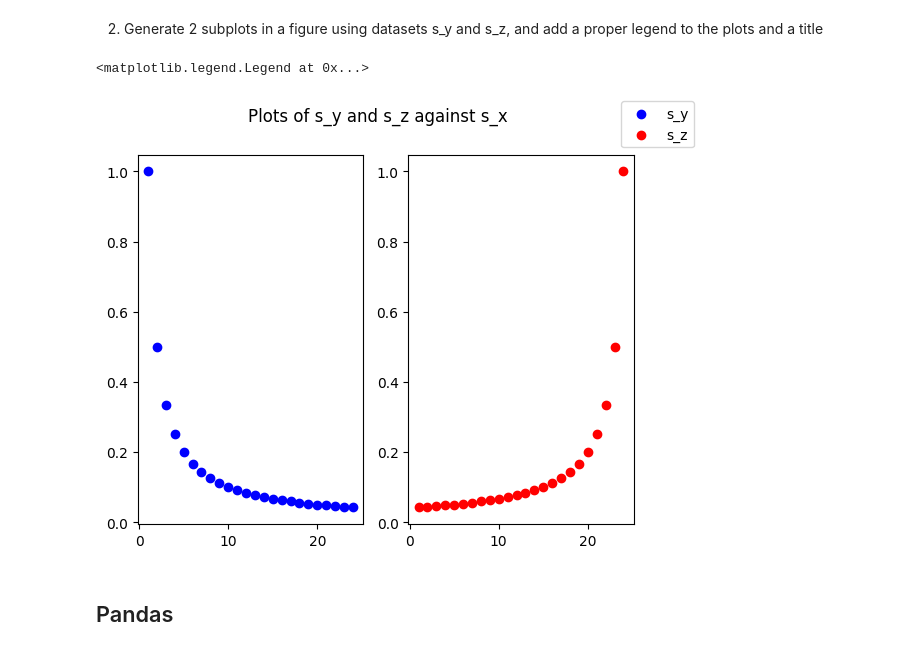
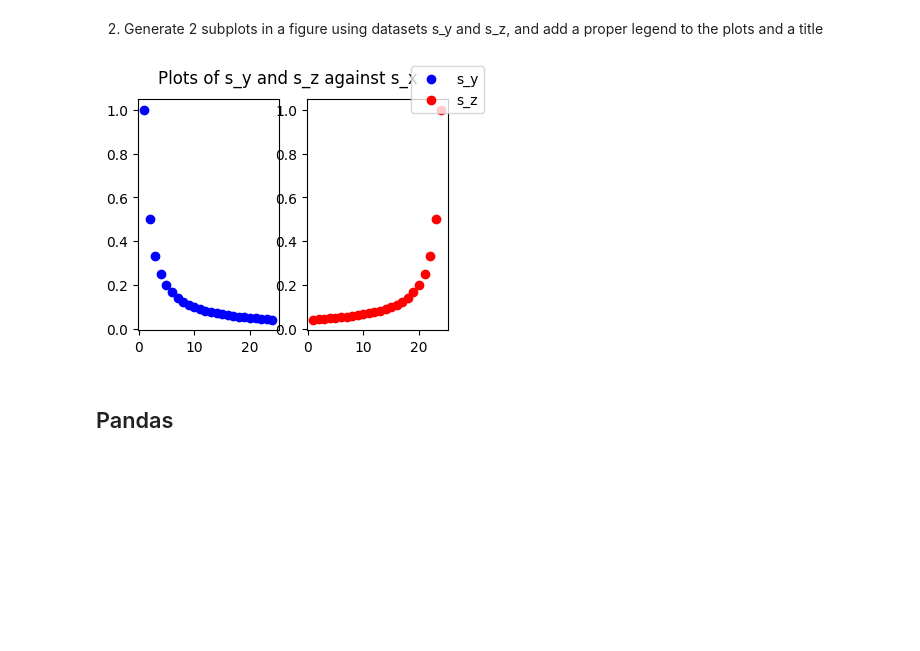
Before and after one commit to zarkoivkovicc/TCCM-Python-Homework, a Jupyter notebook: Homework.ipynb, the cells around one changed output. Cells and saved outputs as stored; diff of their text form; code cells hidden in the pictures; blank space fills up the shorter version.

```diff
--- a/Homework.ipynb
+++ b/Homework.ipynb
@@ -57,4 +61,8 @@ array([[ 0,  1,  2,  3,  4],
 s_x = range(1, 25)
 s_y = [1 / x for x in s_x]
 s_z = [1 / (25 - x) for x in s_x]
+# %%
+from matplotlib import rcParams
+rcParams['figure.figsize'] = (4,3)
+import matplotlib.pyplot as plt
 # %%
@@ -79,18 +86,18 @@ fig # Show the figure again
 2. Generate 2 subplots in a figure using datasets s_y and s_z, and add a proper legend to the plots and a
 title
 # %%
-fig, axes = plt.subplots(1,2)
+fig, axes = plt.subplots(1,2,figsize=(6, 4))
+fig.siz
 axes[0].scatter(s_x,s_y,label="s_y", color='blue')
 axes[1].scatter(s_x,s_z,label="s_z", color='red')
 fig.suptitle("Plots of s_y and s_z against s_x")
-fig.legend()
+fig.legend();
 # If the labels for axes are necessary, it's possible to add like this:
 #for ax, y_label in zip(axes,["s_y", "s_z"]):
 #    ax.set_xlabel("s_x")
 #    ax.set_ylabel(y_label)
 # %% [output]
-<matplotlib.legend.Legend at 0x...>
-[figure, old version]
+[figure, new version]
 # %% [markdown]
 ## Pandas
 # %% [markdown]
```
Also changed, not shown: parts of 11 cells of this notebook.
